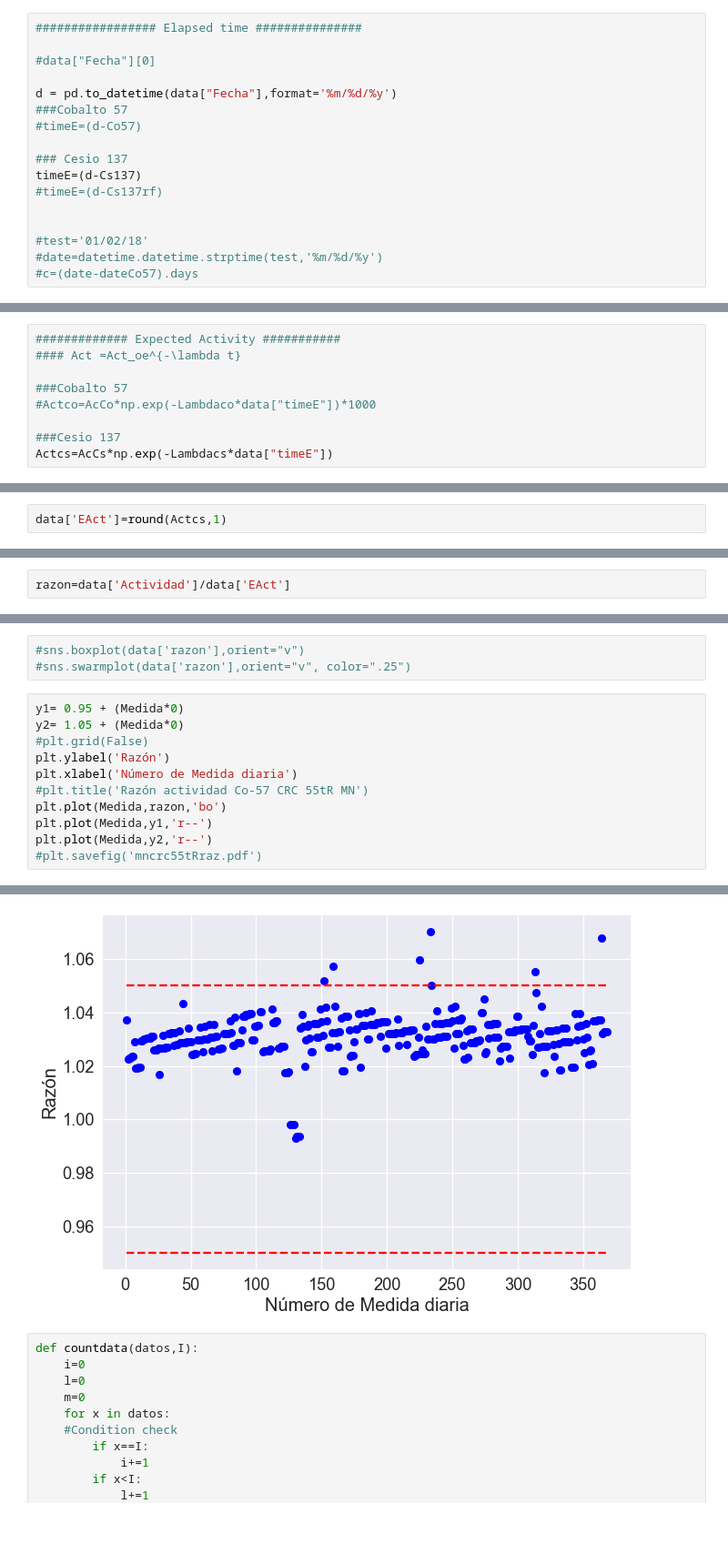
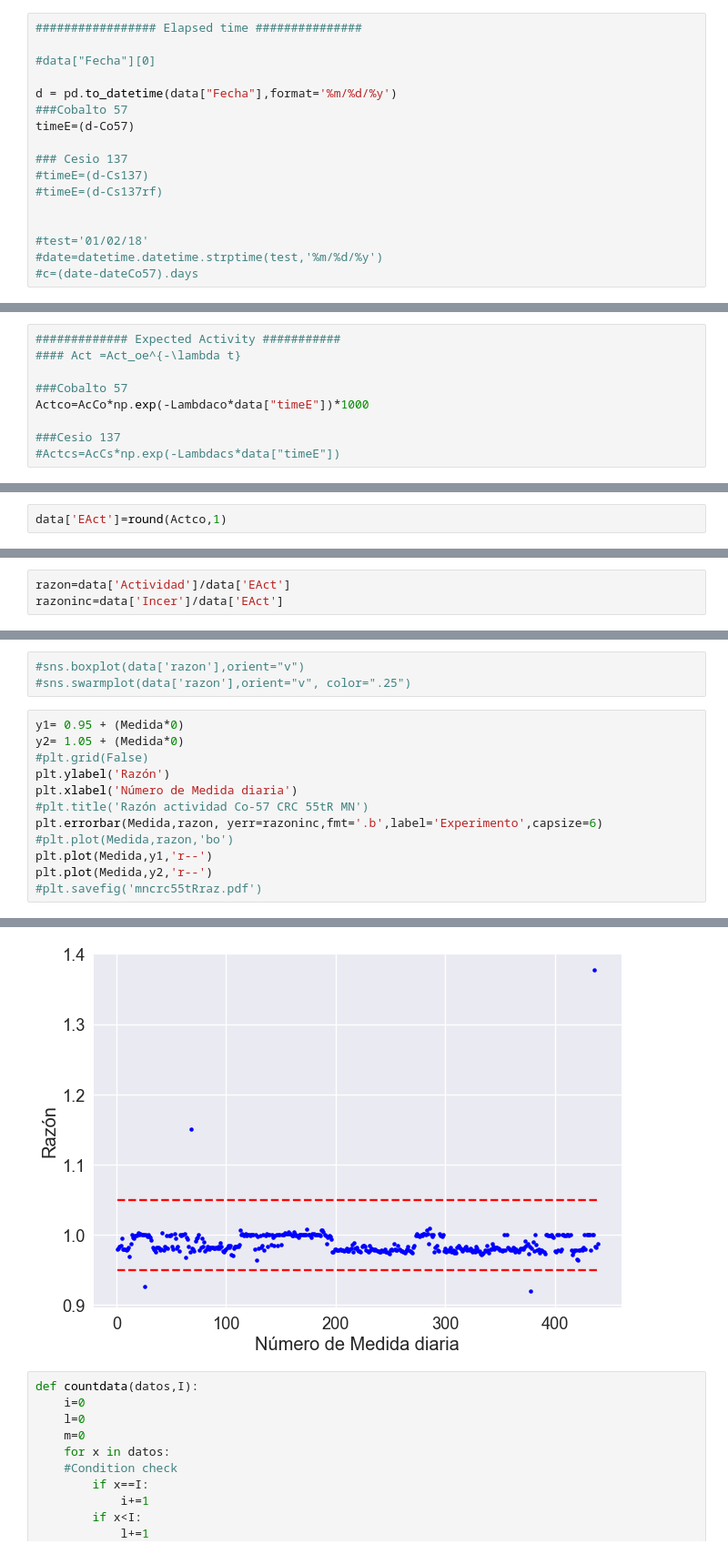
Before and after one commit to andreapy/University, a Jupyter notebook: Activimetro.ipynb, the cells around one changed output, grey strips where cells are left out. Shown at 91% size. Saved outputs shown, nothing was run; the diff lists cells and outputs as text; blank space fills up the shorter version.

```diff
--- a/Activimetro.ipynb
+++ b/Activimetro.ipynb
@@ -525,10 +557,10 @@ Name: Desviacion, dtype: float64
 
 d = pd.to_datetime(data["Fecha"],format='%m/%d/%y')
 ###Cobalto 57
-#timeE=(d-Co57)
+timeE=(d-Co57)
 
 ### Cesio 137
-timeE=(d-Cs137)
+#timeE=(d-Cs137)
 #timeE=(d-Cs137rf)
 
 
@@ -544,14 +576,14 @@ data['timeE']=timeE.dt.days.values
 #### Act =Act_oe^{-\lambda t}
 
 ###Cobalto 57
-#Actco=AcCo*np.exp(-Lambdaco*data["timeE"])*1000
+Actco=AcCo*np.exp(-Lambdaco*data["timeE"])*1000
 
 ###Cesio 137
-Actcs=AcCs*np.exp(-Lambdacs*data["timeE"])
+#Actcs=AcCs*np.exp(-Lambdacs*data["timeE"])
 # %%
 #Actco
 # %%
-data['EAct']=round(Actcs,1)
+data['EAct']=round(Actco,1)
 # %%
 #data
 # %%
@@ -677,6 +725,7 @@ Name: percent, dtype: float64
 \end{equation}
 # %%
 razon=data['Actividad']/data['EAct']
+razoninc=data['Incer']/data['EAct']
 # %%
 data['razon']=round(razon,3)
 # %%
@@ -708,17 +757,18 @@ Text(0,0.5,'Frecuencia')
 # %%
 y1= 0.95 + (Medida*0)
 y2= 1.05 + (Medida*0)
 #plt.grid(False)
 plt.ylabel('Razón')
 plt.xlabel('Número de Medida diaria')
 #plt.title('Razón actividad Co-57 CRC 55tR MN')
-plt.plot(Medida,razon,'bo')
+plt.errorbar(Medida,razon, yerr=razoninc,fmt='.b',label='Experimento',capsize=6)
+#plt.plot(Medida,razon,'bo')
 plt.plot(Medida,y1,'r--')
 plt.plot(Medida,y2,'r--')
 #plt.savefig('mncrc55tRraz.pdf')
 # %% [output]
 [<matplotlib.lines.Line2D at 0x...>]
-[figure, old version]
+[figure, new version]
 # %%
 def countdata(datos,I):
     i=0
```
Also changed, not shown: parts of 13 cells of this notebook, 38 other files.
